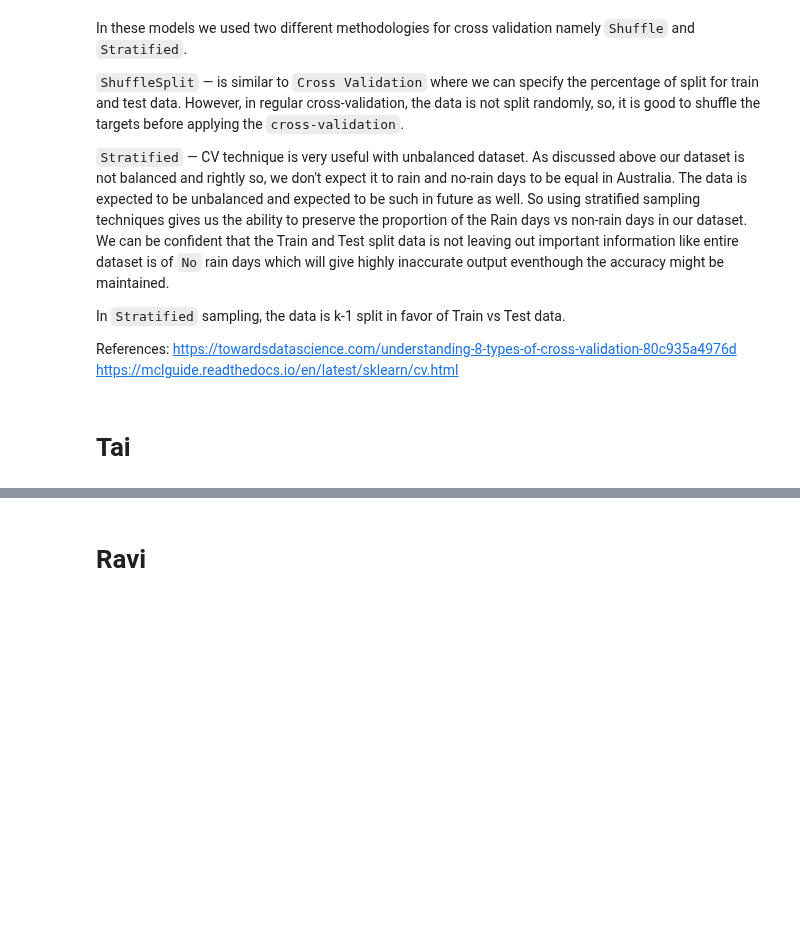
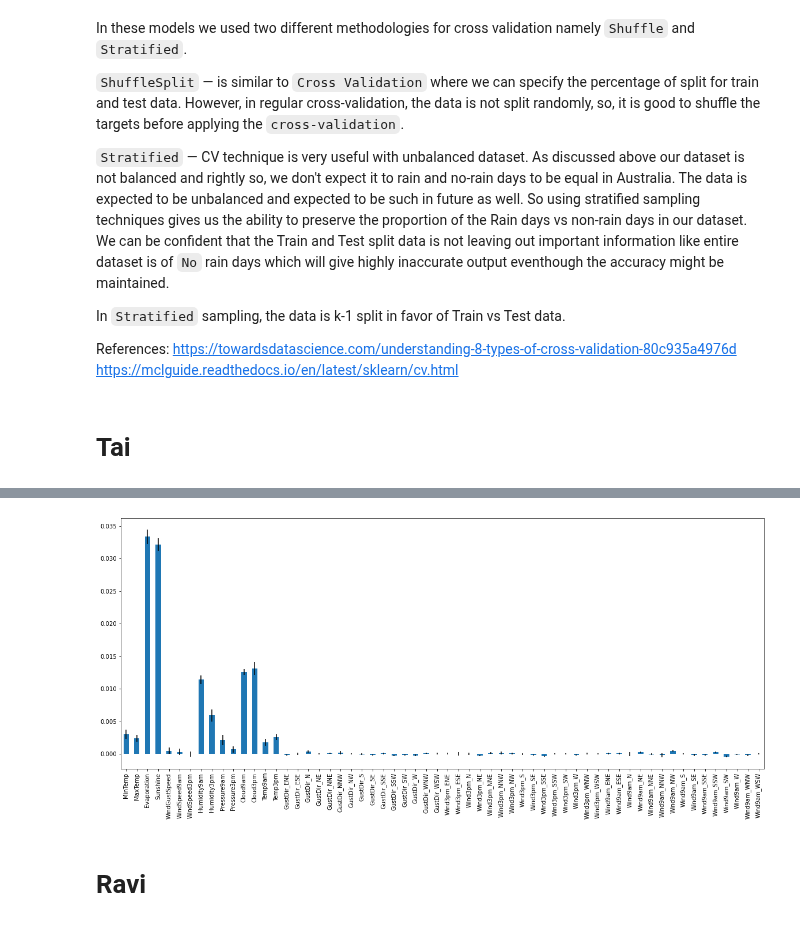
Before and after one commit to ravisiv/AussieWeatherEDA, a Jupyter notebook: Lab2_Group3_Chowdhury_Mittal_Srivastava_Sivaraman.ipynb, the cells around one changed output, grey strips where cells are left out. Drawn from its saved outputs; the diff is of its cells as text; code cells hidden in the pictures; blank space fills up the shorter version.

```diff
--- a/Lab2_Group3_Chowdhury_Mittal_Srivastava_Sivaraman.ipynb
+++ b/Lab2_Group3_Chowdhury_Mittal_Srivastava_Sivaraman.ipynb
@@ -1075,7 +1044,23 @@ cv = StratifiedKFold(n_splits=10)
 clf = RandomForestClassifier(max_depth=50, n_estimators=150, n_jobs=-1, oob_score=True)
 for train, test in cv.split(X,y):
     clf.fit(X[train],y[train])
-    yhat[test] = clf.predict(X[test])
+    yhat = clf.predict(X[test])
 
-    total_accuracy = mt.accuracy_score(y, yhat)
+    total_accuracy = mt.accuracy_score(y[test], yhat)
     print ('Random Forest accuracy', total_accuracy)
+# %%
+
+from sklearn.model_selection import StratifiedKFold
+from sklearn.preprocessing import StandardScaler
+import numpy as np
+from sklearn import metrics as mt
+from sklearn.ensemble import RandomForestClassifier
+
+cv = StratifiedKFold(n_splits=10)
+clf = RandomForestClassifier(max_depth=50, n_estimators=150, n_jobs=-1, oob_score=True)
+for train, test in cv.split(X2,y2):
+    clf.fit(X2[train],y2[train])
+    yhat2 = clf.predict(X2[test])
+
+    total_accuracy = mt.accuracy_score(y2[test], yhat2)
+    print ('Random Forest accuracy', total_accuracy)
@@ -1123,0 +1144,12 @@ df_model
+# %%
+#Attribute Importance - Random Forest Model ('RainfallAmount')
+
+from sklearn.inspection import permutation_importance
+start_time = time.time()
+result = permutation_importance(
+    clf, X2[test], y2[test], n_repeats=10, random_state=123, n_jobs=-1)
+elapsed_time = time.time() - start_time
+print(f"Elapsed time to compute the importances: "
+      f"{elapsed_time:.3f} seconds")
+
+forest_importances = pd.Series(result.importances_mean, index=column_names_f2)
@@ -1123,0 +1164,8 @@ df_model
+# %%
+#Visuals RainfallAmount Attribute importance
+plt.figure(figsize=(20,8))
+forest_importances.plot.bar(yerr=result.importances_std)
+
+plt.show()
+# %% [output]
+[figure, added]
```
Also changed, not shown: parts of 29 cells of this notebook.
